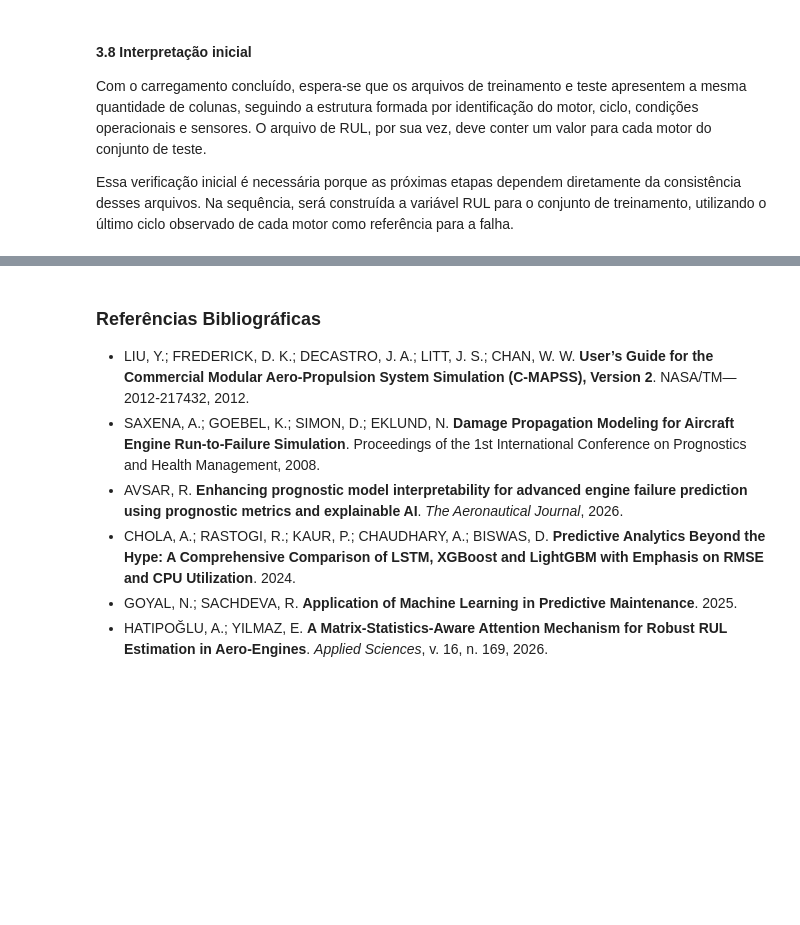
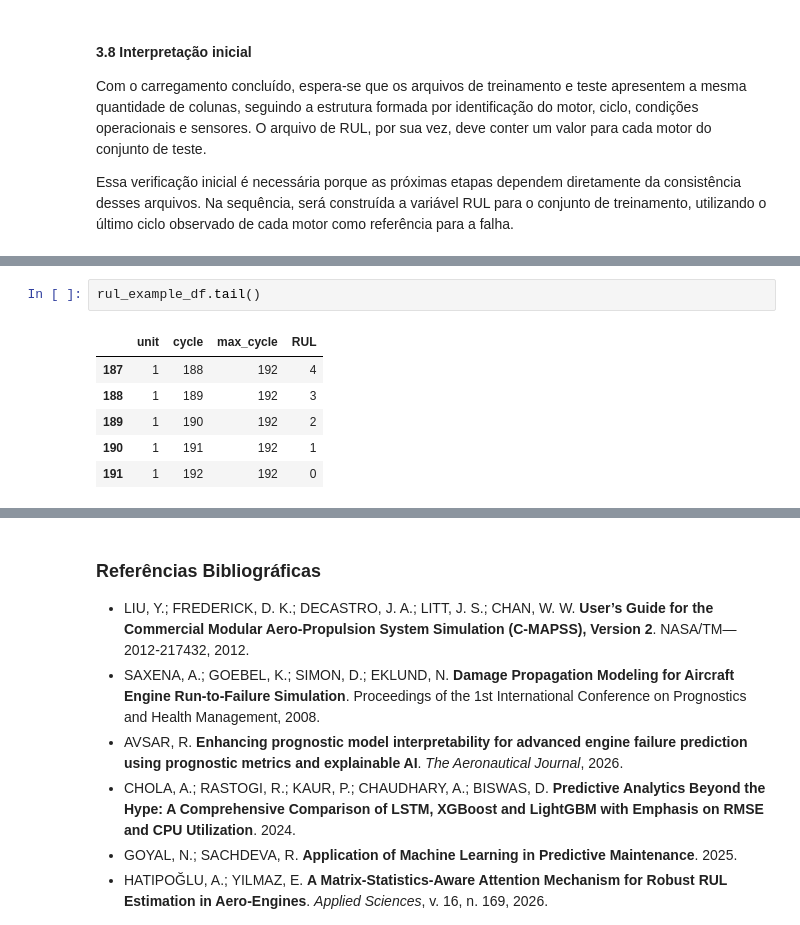
Before and after one commit to ander-oliveira/rul-prediction-cmapss, a Jupyter notebook: Prediction_RUL_CMAPSS.ipynb, the cells around one changed output, grey strips where cells are left out. Cells and saved outputs as stored; diff of their text form; blank space fills up the shorter version.

```diff
--- a/Prediction_RUL_CMAPSS.ipynb
+++ b/Prediction_RUL_CMAPSS.ipynb
@@ -303,0 +367,9 @@ Essa verificação inicial é necessária porque as próximas etapas dependem di
+# %%
+rul_example_df.tail()
+# %% [output]
+|  | unit | cycle | max_cycle | RUL |
+| 187 | 1 | 188 | 192 | 4 |
+| 188 | 1 | 189 | 192 | 3 |
+| 189 | 1 | 190 | 192 | 2 |
+| 190 | 1 | 191 | 192 | 1 |
+| 191 | 1 | 192 | 192 | 0 |
```
Also changed, not shown: parts of 22 cells of this notebook.
